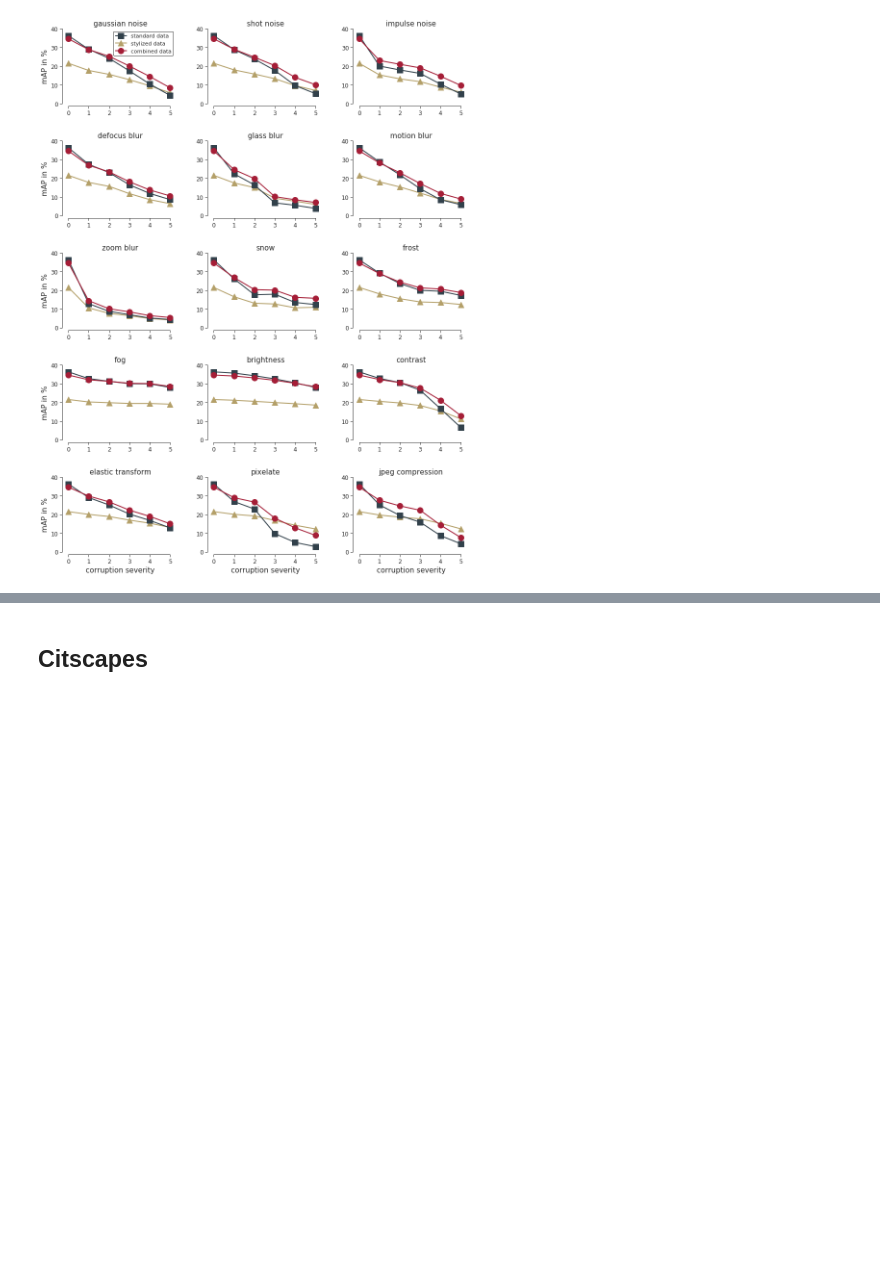
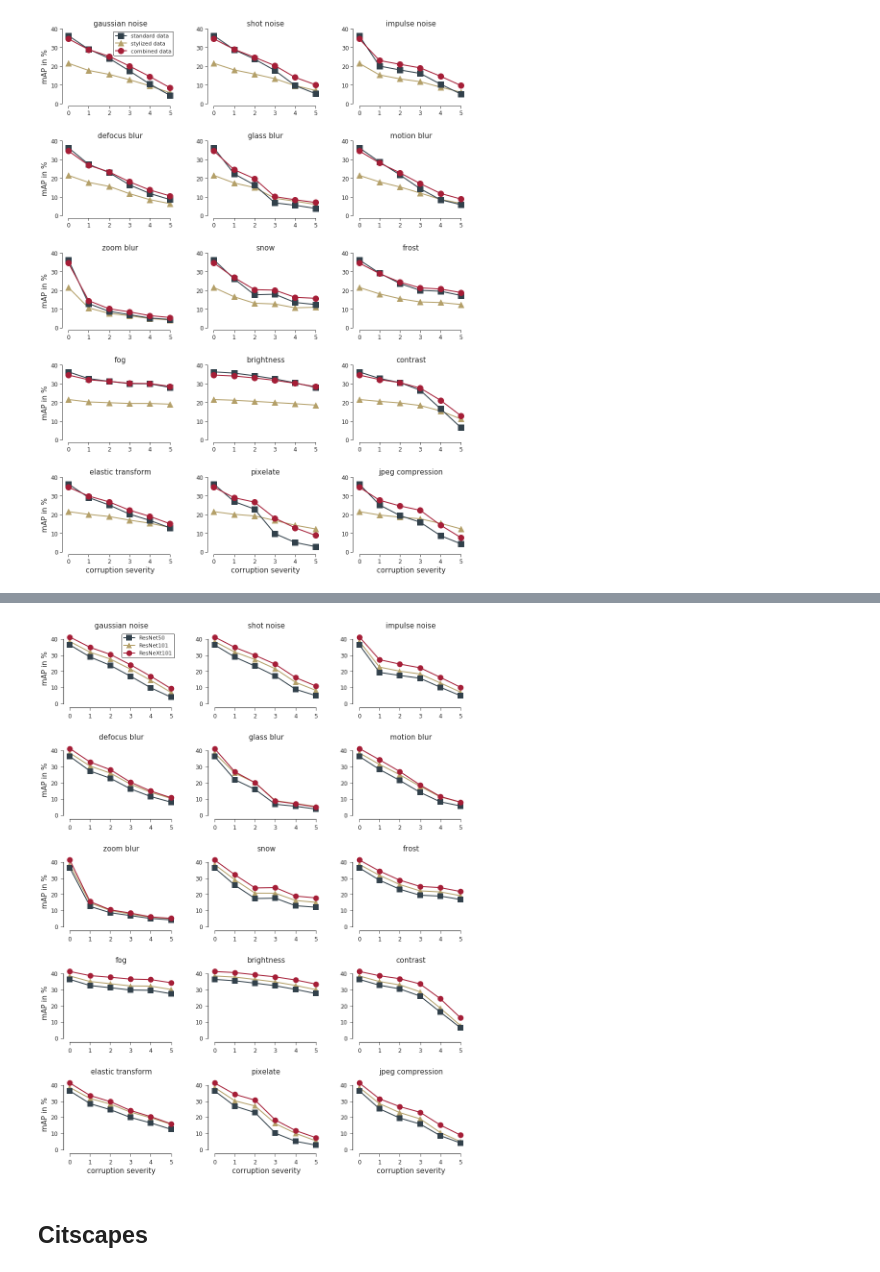
Before and after one commit to bethgelab/robust-detection-benchmark, a Jupyter notebook: data-analysis/plotting.ipynb, the cells around one changed output, grey strips where cells are left out. Saved outputs shown, nothing was run; the diff lists cells and outputs as text; code cells hidden in the pictures; blank space fills up the shorter version.

```diff
--- a/data-analysis/plotting.ipynb
+++ b/data-analysis/plotting.ipynb
@@ -345,3 +525,12 @@ plot_individual_results(clean_data = coco_results,
+# %%
+plot_backbones_results(r50_data = coco_frcnn_r50_results,
+                       r101_data=coco_frcnn_r101_results,
+#                        x101_32x4d_data=coco_frcnn_x101_32x4d_results,
+                       x101_64x4d_data = coco_frcnn_x101_64x4d_results,
+                       plot_name="coco_backbones_individual.pdf",
+                       metric_name="mAP in %", ylim=[-1, 45])
+# %% [output]
+[figure, added]
 # %% [markdown]
 ## Citscapes
 # %%
```
Also changed, not shown: parts of 14 cells of this notebook, 1 other file.
